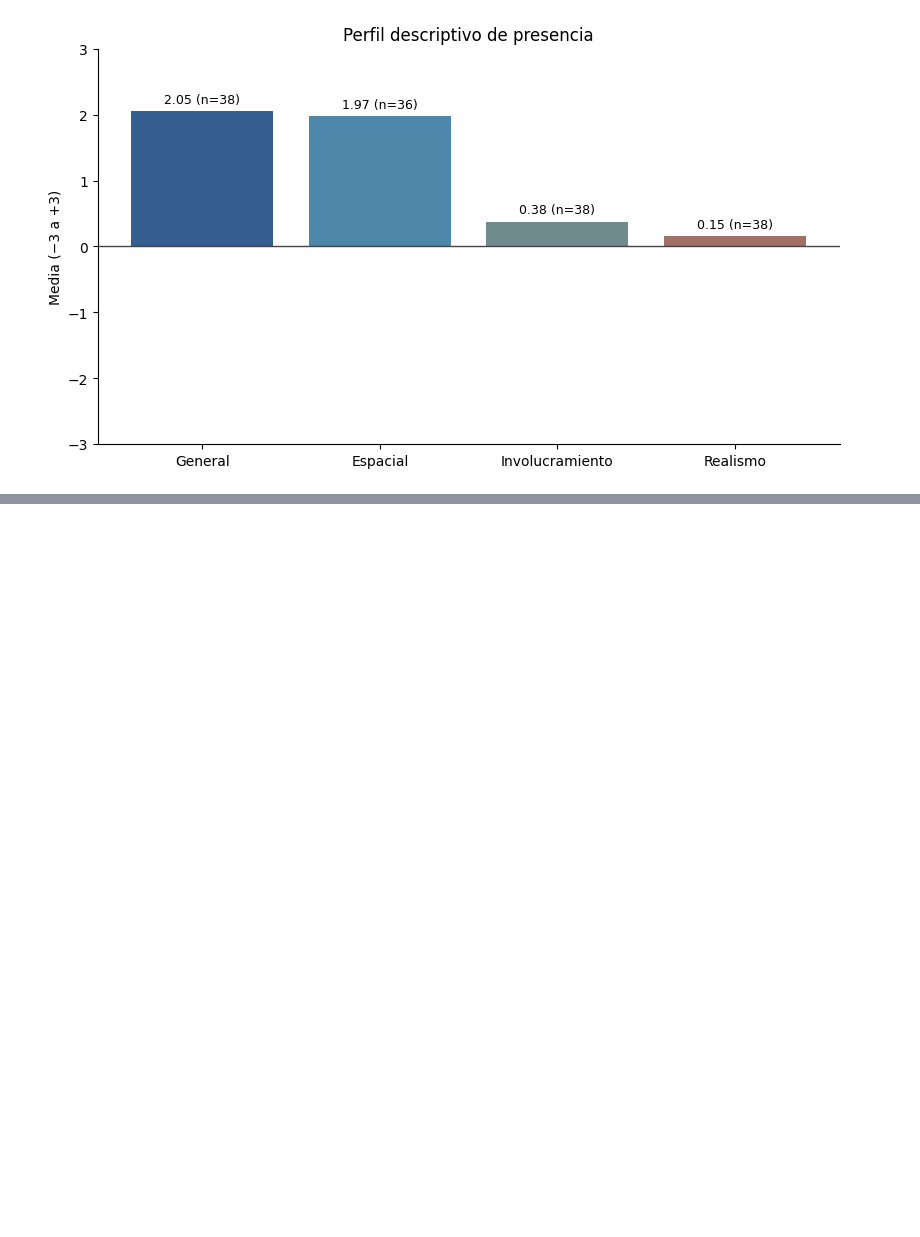
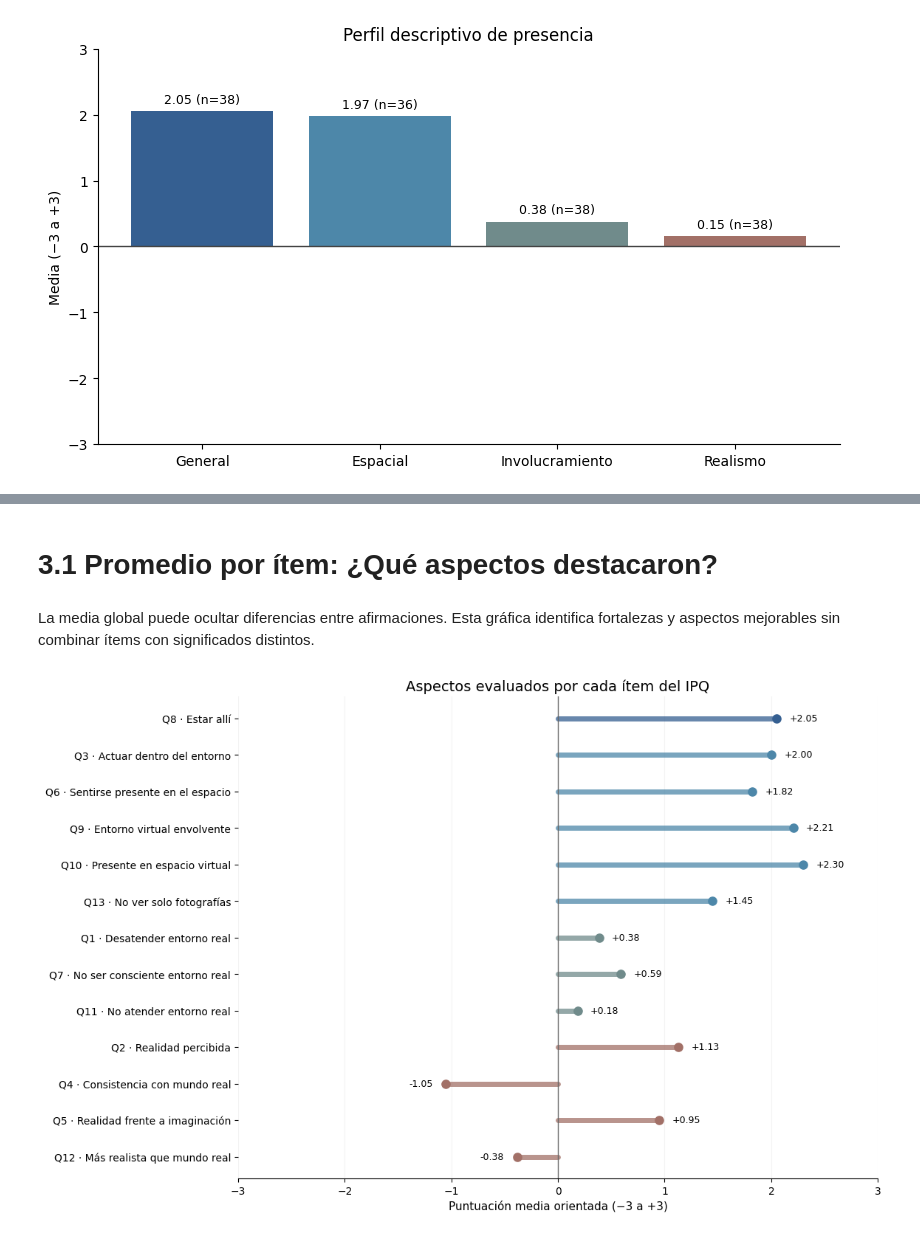
Before and after one commit to angelargd8/PG-analisis-resultados, a Jupyter notebook: IPQ/resultados-IPQ.ipynb, the cells around one changed output, grey strips where cells are left out. Saved outputs shown, nothing was run; the diff lists cells and outputs as text; code cells hidden in the pictures; blank space fills up the shorter version.

```diff
--- a/IPQ/resultados-IPQ.ipynb
+++ b/IPQ/resultados-IPQ.ipynb
@@ -171,0 +239,23 @@ plt.show()
+# %% [markdown]
+# 3.1 Promedio por ítem: ¿Qué aspectos destacaron?
+# %% [markdown]
+La media global puede ocultar diferencias entre afirmaciones. Esta gráfica identifica fortalezas y aspectos mejorables sin combinar ítems con significados distintos.
+# %%
+fig, ax = plt.subplots(figsize=(11.4, 7.3), constrained_layout=True)
+Y=np.arange(len(items_ipq))
+for i, (item, texto, dimension) in enumerate(items_ipq):
+    media=items_orientados[item].mean()
+    color=colores_ipq[dimension]
+    ax.plot([0,media],[i,i],lw=5,color=color,alpha=.75,solid_capstyle='round')
+    ax.scatter(media,i,color=color,s=65,zorder=4)
+    ax.text(media + (.12 if media>=0 else -.12),i,f'{media:+.2f}',
+            va='center',ha='left' if media>=0 else 'right',fontsize=9)
+ax.set_yticks(Y,[f'{item[0].upper()} · {item[1]}' for item in items_ipq])
+ax.invert_yaxis()
+ax.set(xlim=(-3,3),xlabel='Puntuación media orientada (−3 a +3)',title='Aspectos evaluados por cada ítem del IPQ')
+ax.axvline(0,color='#666666',lw=1)
+ax.grid(axis='x',alpha=.15)
+ax.spines[['top','right','left']].set_visible(False)
+plt.show()
+# %% [output]
+[figure, added]
```
Also changed, not shown: parts of 20 cells of this notebook.
